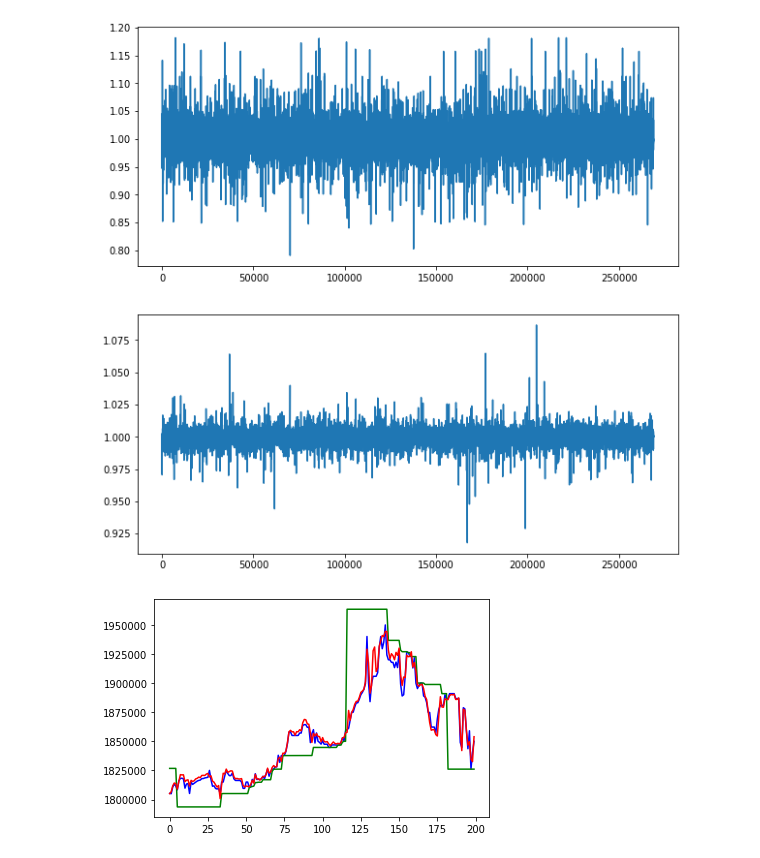
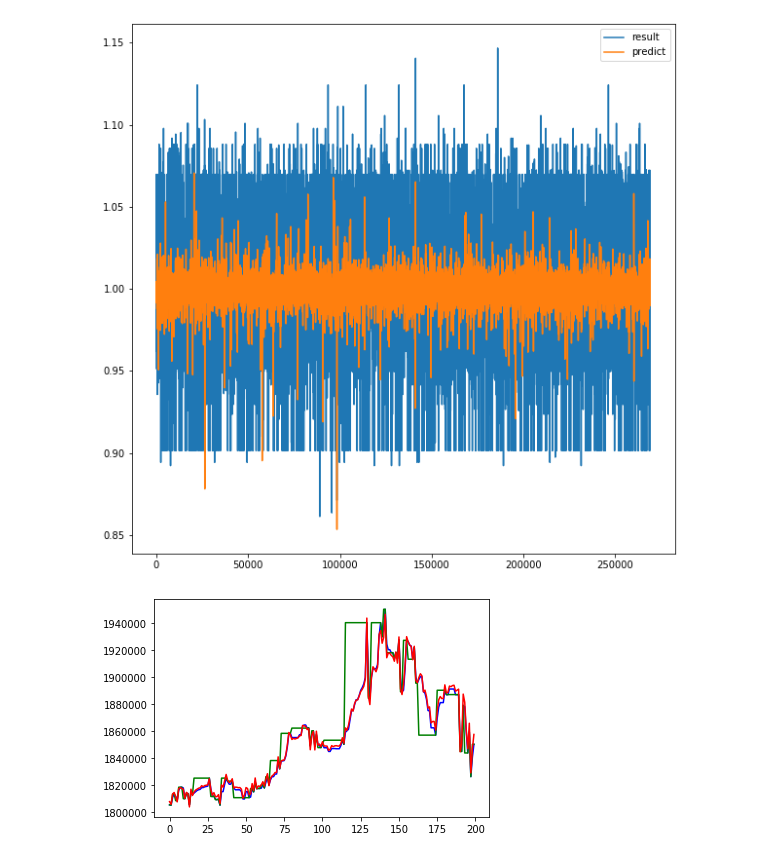
Before and after one commit to awesomest/mytrader, a Jupyter notebook: create_model.ipynb, the cells around one changed output. Cells and saved outputs as stored; diff of their text form; code cells hidden in the pictures.

Commit message:
Fix up graphs

```diff
--- a/create_model.ipynb
+++ b/create_model.ipynb
@@ -7,13 +7,14 @@ from mylib import bitcoin
 %matplotlib inline
 
 def plot(x, y_result, y_predict):
-    _, (ax1, ax2) = plt.subplots(2, 1, figsize=(10, 10))
-    ax1.plot(list(range(len(x))), y_result)
-    ax2.plot(list(range(len(x))), y_predict)
+    _, (ax1) = plt.subplots(1, 1, figsize=(10, 10))
+    ax1.plot(list(range(len(x))), y_result, label='result')
+    ax1.plot(list(range(len(x))), y_predict, label='predict')
+    ax1.legend()
     plt.show()
 
 def main():
-    file_name = "v0.0.10-test"
+    file_name = "v0.0.11-test"
     csv = pd.read_csv("datasets/" + file_name + ".csv")
     # 最後20%のデータでテスト
     test_start = int(len(csv) * 0.8)
@@ -60,8 +61,8 @@ if __name__ == "__main__":
-[figure, old version]
+[figure, new version]
 # %%
 from mylib import bitcoin
 
-file_name = "v0.0.10-2"
+file_name = "v0.0.11-test"
 csv = pd.read_csv("datasets/" + file_name + ".csv")
 with open("models/" + file_name + ".pickle", mode="rb") as file:
     model = pickle.load(file)
@@ -69,16 +70,16 @@ with open("models/" + file_name + ".pickle", mode="rb") as file:
 x = csv[416800:417000]
 x.reset_index(drop=True, inplace=True)
 y_close = list(x["close"])
-y_extreme60 = list(x["open"] * x["extreme60"])
+y_extreme60 = list(x["open"] * x["next_extreme"])
 p = list(model.predict(x[bitcoin.TRAIN_COLUMNS]))
 pred = pd.DataFrame(p)
 pred.columns = ["pred"]
 y_predict = pred["pred"] * x["open"]
 
 #_, (ax1, ax2) = plt.subplots(2, 1, figsize=(10, 10))
-plt.plot(list(range(len(x))), y_close, color="blue")
-plt.plot(list(range(len(x))), y_extreme60, color="green")
-plt.plot(list(range(len(x))), y_predict, color="red")
+plt.plot(list(range(len(x))), y_close, color="blue", label='close')
+plt.plot(list(range(len(x))), y_extreme60, color="green", label='result')
+plt.plot(list(range(len(x))), y_predict, color="red", label='predict')
 plt.show()
 # %% [output]
-[figure, old version]
+[figure, new version]
```
Also changed, not shown: parts of 1 cell of this notebook, 2 other files.
